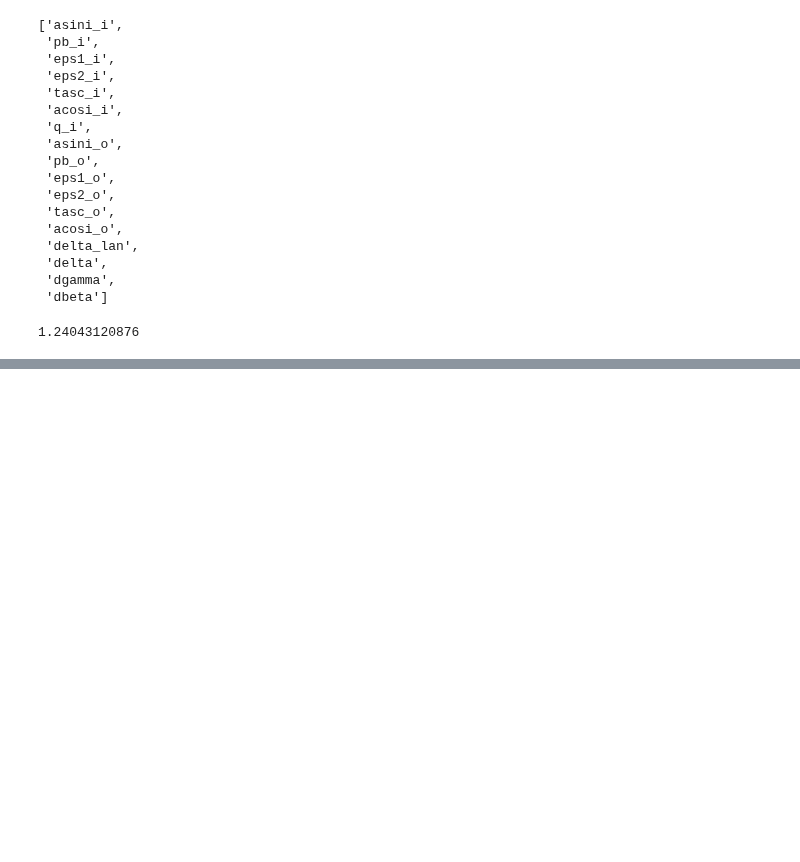
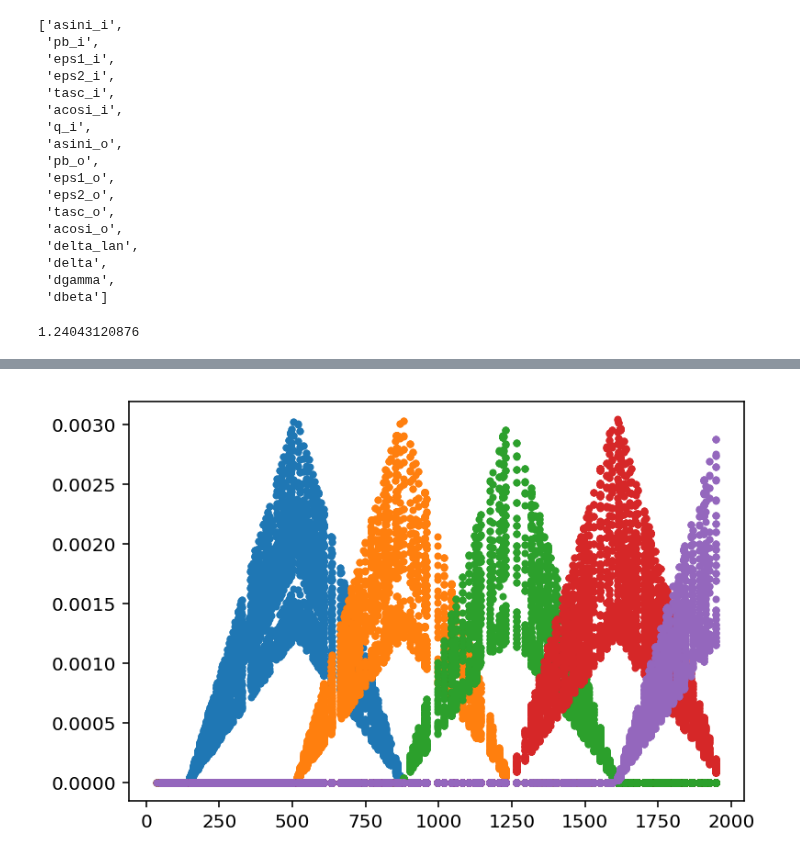
Before and after one commit to aarchiba/triplesystem, a Jupyter notebook: code-v1/k-frequentist-values.ipynb, the cells around one changed output, grey strips where cells are left out. Cells and saved outputs as stored; diff of their text form; code cells hidden in the pictures; blank space fills up the shorter version.

```diff
--- a/code-v1/k-frequentist-values.ipynb
+++ b/code-v1/k-frequentist-values.ipynb
@@ -28,5 +29,5 @@ The autoreload extension is already loaded. To reload it, use:
 # %%
-name = "lband"
+name = "heavysimple"
 # %%
 d = join("derivative-runs",name)
 params = pickle.load(open(join(d,"params.pickle"),"rb"))
@@ -124,0 +140,10 @@ np.median(F.phase_uncerts)/F.reference_f0*1e6
+# %%
+i = 1
+while True:
+    dmn = "DM_%04d" % i
+    if dmn not in derivatives:
+        break
+    plt.plot(F.mjds, derivatives[dmn], ".")
+    i += 1
+# %% [output]
+[figure, added]
```
Also changed, not shown: parts of 8 cells of this notebook, 12 other files.
